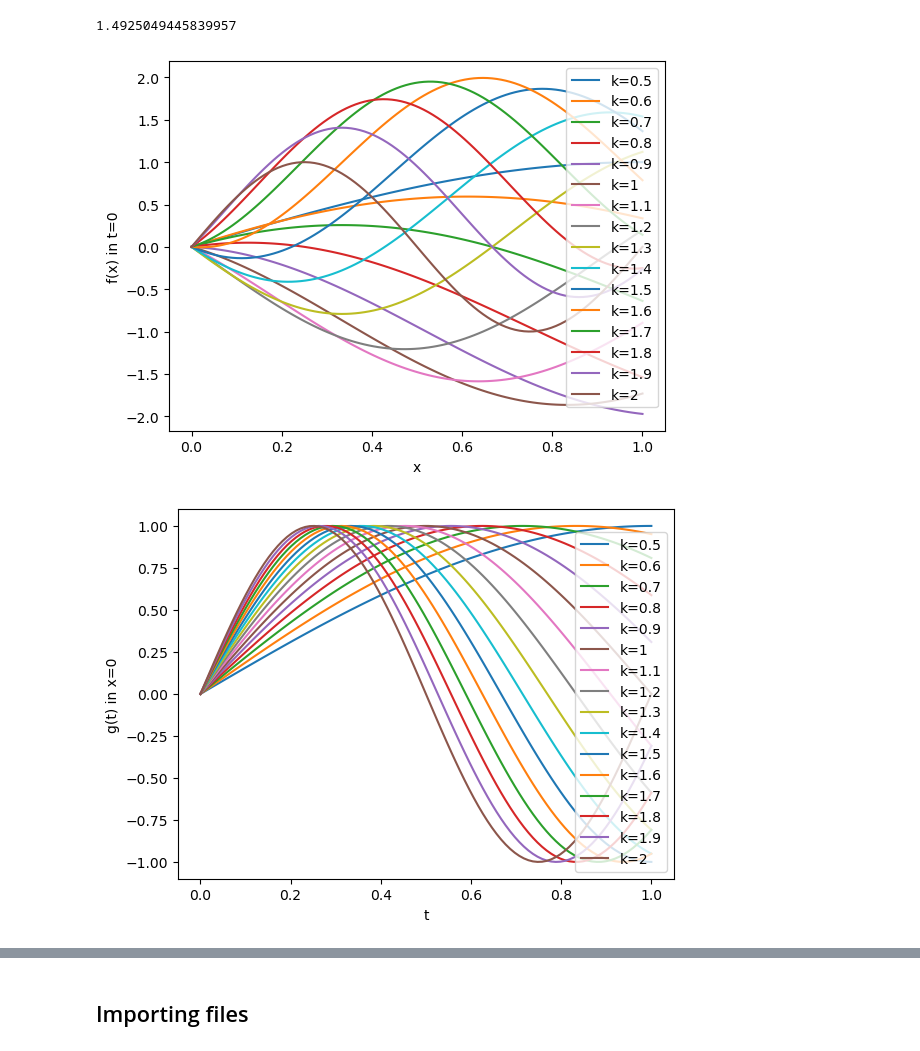
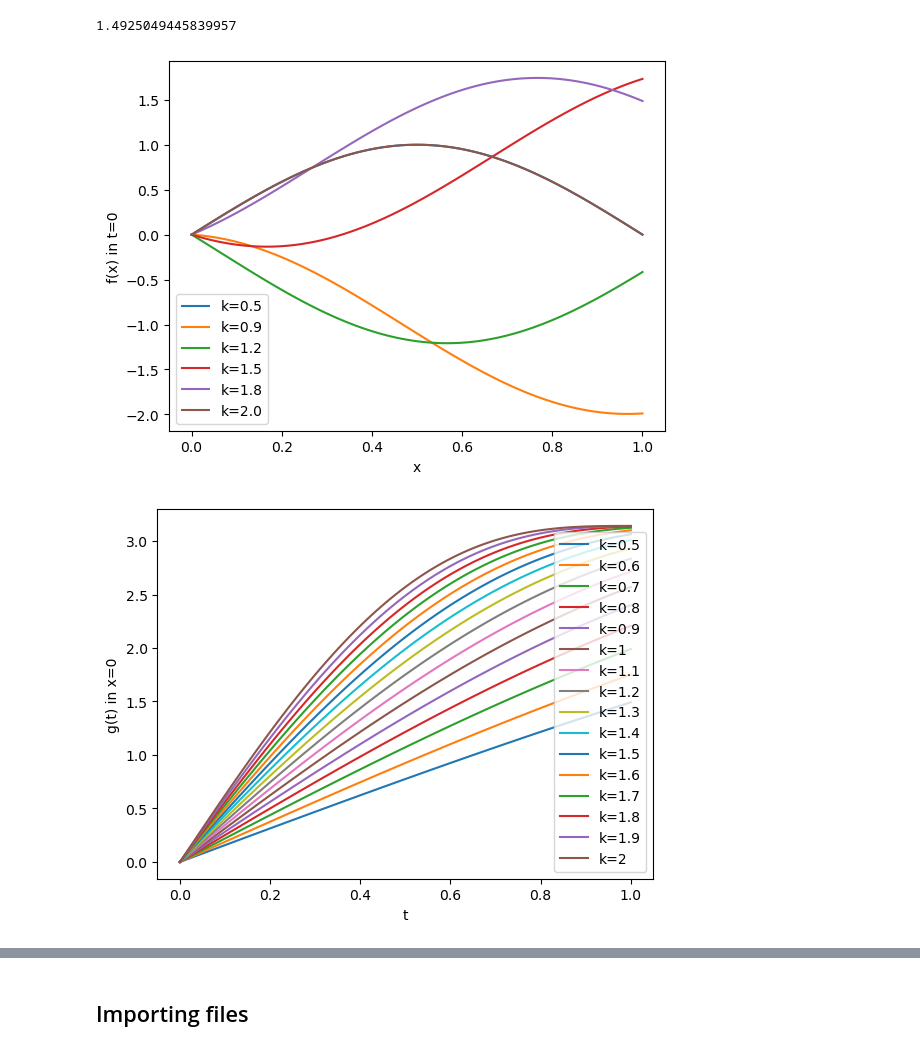
Before and after one commit to olcruzgonzalez/linear_advection_1D1d, a Jupyter notebook: generate_dataset/inspection.ipynb, the cells around one changed output, grey strips where cells are left out. Cells and saved outputs as stored; diff of their text form; code cells hidden in the pictures.

```diff
--- a/generate_dataset/inspection.ipynb
+++ b/generate_dataset/inspection.ipynb
@@ -46,10 +46,11 @@ def calculate_phi(k: float) -> float:
   return phi
 
 def f_ic(x,k,phi):
-    return np.sin(k*np.pi * x + phi) - np.sin(phi)# from initial condition line
+    # return np.sin(np.pi * (x + phi))- np.sin(phi)# from initial condition line
+    return np.sin(np.pi * x + phi) - np.sin(phi)# from initial condition line
 
 def g_bc(t, k):
-    return np.sin(k*np.pi * t)  # from inflow boundary condition
+    return np.sin(k*np.pi/2 * t) + k*np.pi/2*t  # from inflow boundary condition
 
 def u_close_form(x, t, c, k, phi):
     return np.where(x >= c*t,
@@ -57,23 +58,24 @@ def u_close_form(x, t, c, k, phi):
                     g_bc(t - x/c,k))  # from inflow boundary condition
 # %%
 # IC
-k_list = [0.5,0.6,0.7,0.8,0.9,1,1.1,1.2,1.3,1.4,1.5,1.6,1.7,1.8,1.9,2]
+k_list = [0.5,0.9,1.2,1.5,1.8,2.0]
+# k_list = [0.5,0.6,0.7,0.8,0.9,1,1.1,1.2,1.3,1.4,1.5,1.6,1.7,1.8,1.9,2]
 k = np.array(k_list)[None, :]
 t = 0 # position of the boundary
 c = 1
 x = np.linspace(0,1,100)[:,None]
 fig,ax = plt.subplots()
 for idx,k_i in enumerate(k_list):
     phi_i = calculate_phi(k_i)
     f =  f_ic(x - c*t, k_i, phi_i)
     ax.plot(x,f,label=f'k={k_i}')
     # ax.plot(x,f[:,idx],label=f'k={k_i}')
 ax.set_xlabel('x')
 ax.set_ylabel('f(x) in t=0')
 ax.legend()
 plt.show()
 # %% [output]
-[figure, old version]
+[figure, new version]
 # %%
 # BC
 k_list = [0.5,0.6,0.7,0.8,0.9,1,1.1,1.2,1.3,1.4,1.5,1.6,1.7,1.8,1.9,2]
@@ -91,7 +93,7 @@ ax.legend()
 plt.show()
 # - 2*np.cos(k*np.pi/2*(t - x/c))
 # %% [output]
-[figure, old version]
+[figure, new version]
 # %%
 # Closed form solution
 k_list = [0.5,0.6,0.7,0.8,0.9,1,1.1,1.2,1.3,1.4,1.5,1.6,1.7,1.8,1.9,2]
```
Also changed, not shown: parts of 2 cells of this notebook, 3 other files.
